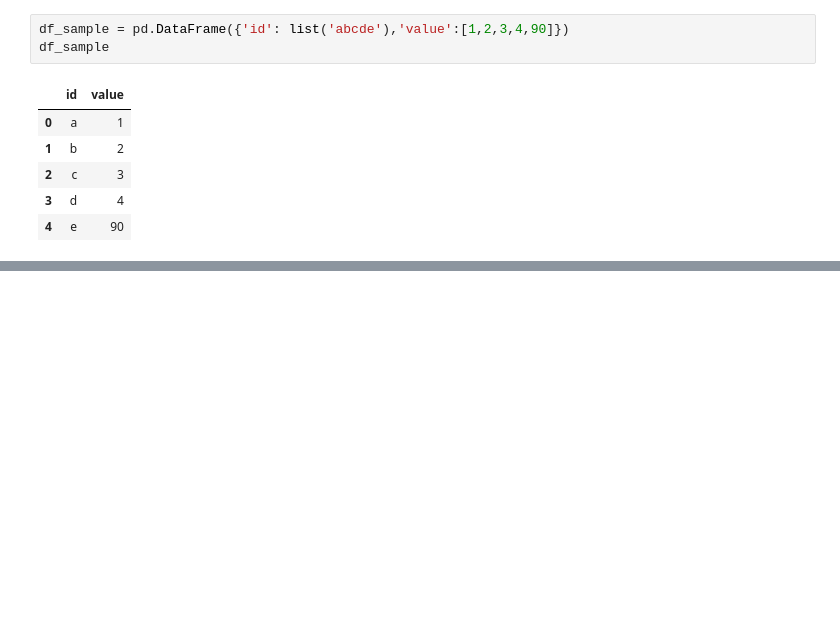
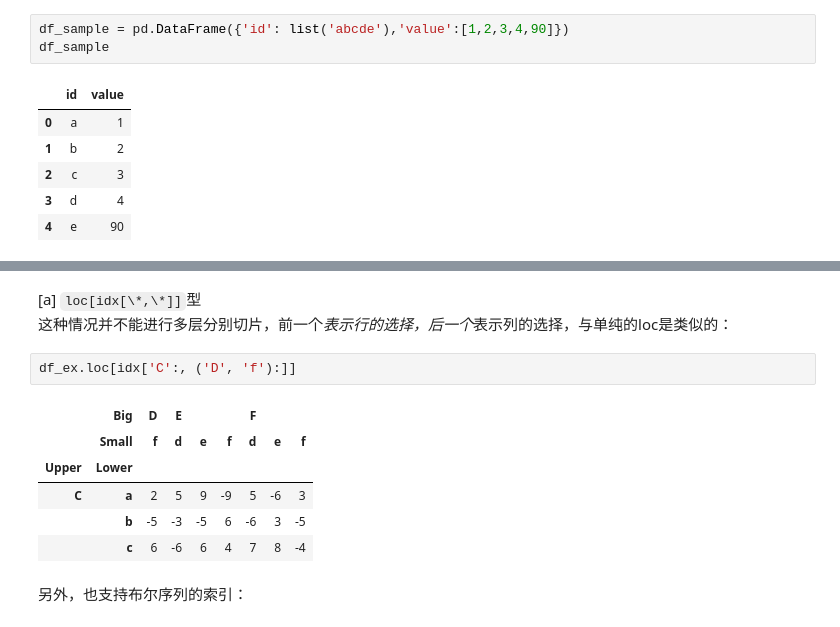
Before and after one commit to Userwzc/Personal_Learning, a Jupyter notebook: Joyful-pandas/3_index/index.ipynb, the cells around one changed output, grey strips where cells are left out. Cells and saved outputs as stored; diff of their text form; blank space fills up the shorter version.

```diff
--- a/Joyful-pandas/3_index/index.ipynb
+++ b/Joyful-pandas/3_index/index.ipynb
@@ -442,0 +682,14 @@ df_sample.sample(n =3, replace = True, weights = df_sample.value)
+# %% [markdown]
+[a] `loc[idx[\*,\*]]`型
+这种情况并不能进行多层分别切片，前一个*表示行的选择，后一个*表示列的选择，与单纯的loc是类似的：
+# %%
+df_ex.loc[idx['C':, ('D', 'f'):]]
+# %% [output]
+|  | Big | D | E |  |  | F |  |  |
+|  | Small | f | d | e | f | d | e | f |
+| Upper | Lower |  |  |  |  |  |  |  |
+| C | a | 2 | 5 | 9 | -9 | 5 | -6 | 3 |
+|  | b | -5 | -3 | -5 | 6 | -6 | 3 | -5 |
+|  | c | 6 | -6 | 6 | 4 | 7 | 8 | -4 |
+# %% [markdown]
+另外，也支持布尔序列的索引：
```
Also changed, not shown: parts of 48 cells of this notebook.
